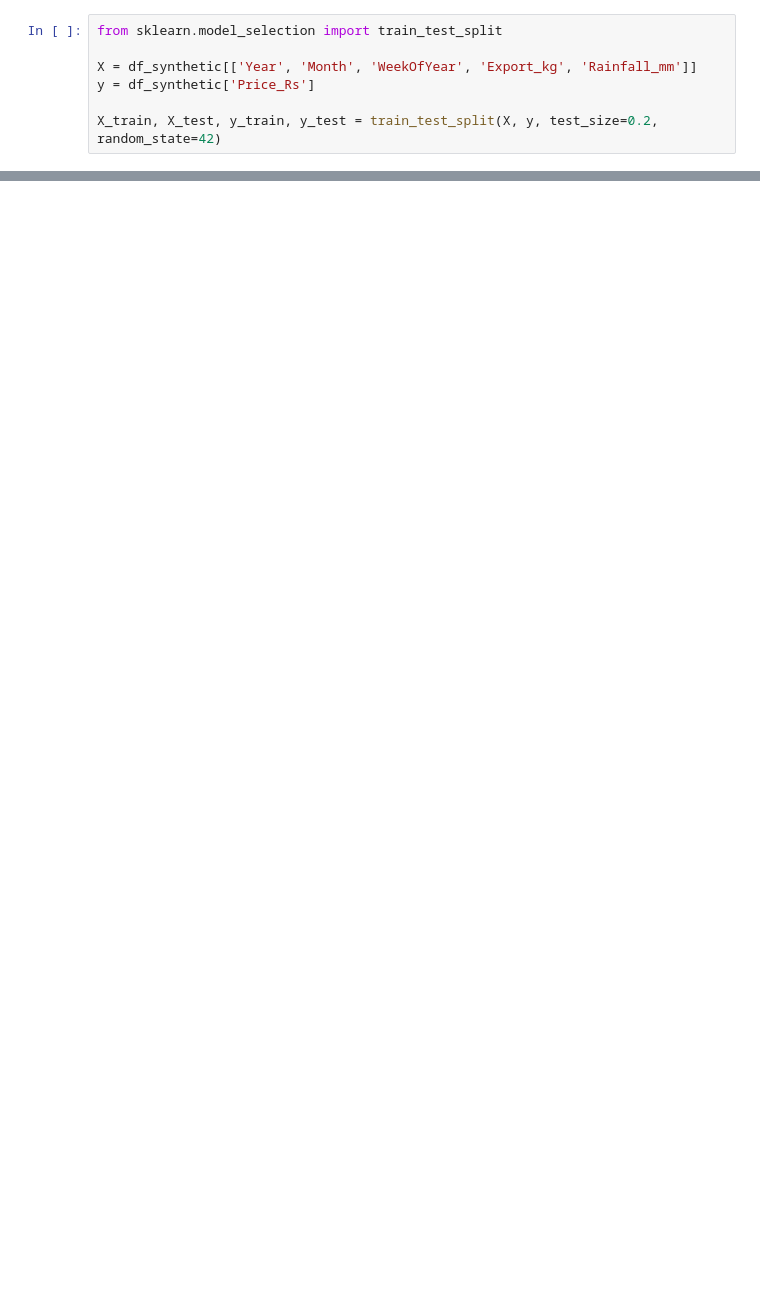
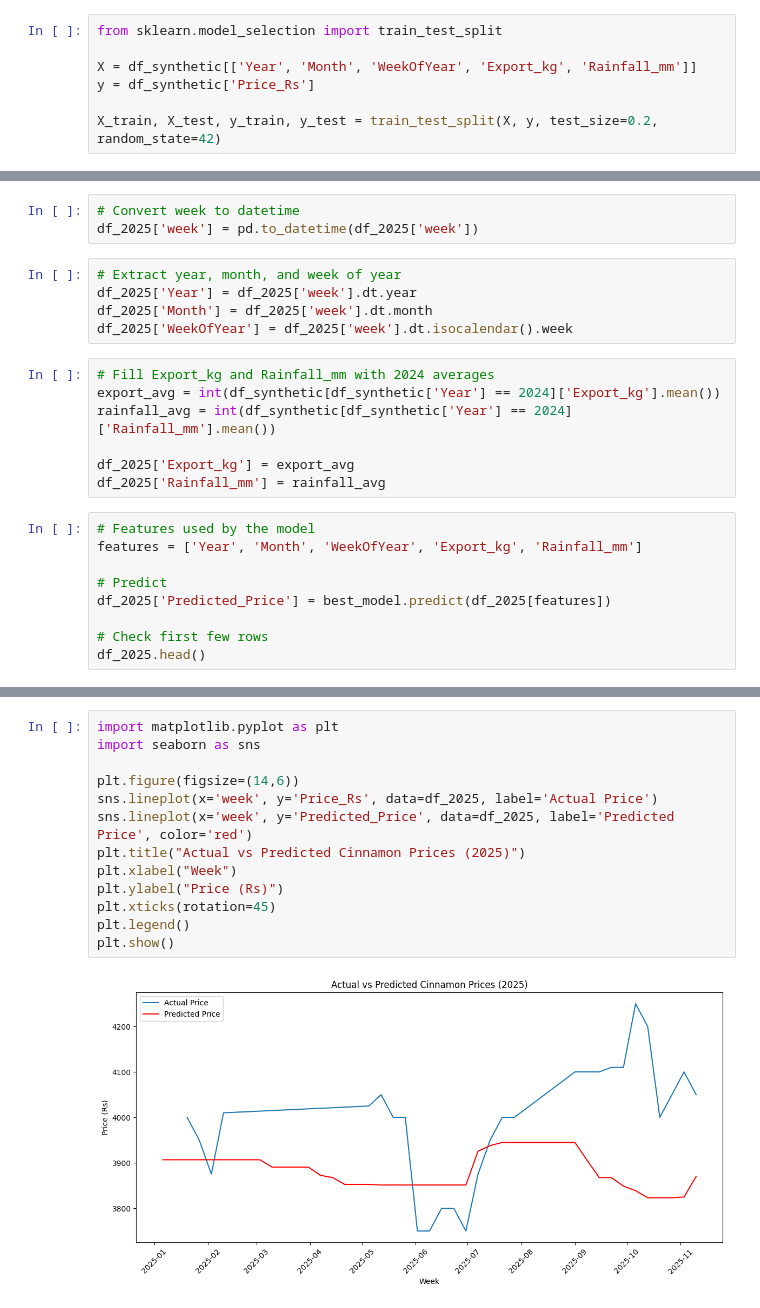
Before and after one commit to sasika2001/Sri-Lankan-Cinnamon-Price-Forecasting, a Jupyter notebook: Untitled17.ipynb, the cells around one changed output, grey strips where cells are left out. Cells and saved outputs as stored; diff of their text form; blank space fills up the shorter version.

```diff
--- a/Untitled17.ipynb
+++ b/Untitled17.ipynb
@@ -386,0 +230,24 @@ print(future_df_next.head())
+# %%
+# Convert week to datetime
+df_2025['week'] = pd.to_datetime(df_2025['week'])
+# %%
+# Extract year, month, and week of year
+df_2025['Year'] = df_2025['week'].dt.year
+df_2025['Month'] = df_2025['week'].dt.month
+df_2025['WeekOfYear'] = df_2025['week'].dt.isocalendar().week
+# %%
+# Fill Export_kg and Rainfall_mm with 2024 averages
+export_avg = int(df_synthetic[df_synthetic['Year'] == 2024]['Export_kg'].mean())
+rainfall_avg = int(df_synthetic[df_synthetic['Year'] == 2024]['Rainfall_mm'].mean())
+
+df_2025['Export_kg'] = export_avg
+df_2025['Rainfall_mm'] = rainfall_avg
+# %%
+# Features used by the model
+features = ['Year', 'Month', 'WeekOfYear', 'Export_kg', 'Rainfall_mm']
+
+# Predict
+df_2025['Predicted_Price'] = best_model.predict(df_2025[features])
+
+# Check first few rows
+df_2025.head()
@@ -386,0 +262,15 @@ print(future_df_next.head())
+# %%
+import matplotlib.pyplot as plt
+import seaborn as sns
+
+plt.figure(figsize=(14,6))
+sns.lineplot(x='week', y='Price_Rs', data=df_2025, label='Actual Price')
+sns.lineplot(x='week', y='Predicted_Price', data=df_2025, label='Predicted Price', color='red')
+plt.title("Actual vs Predicted Cinnamon Prices (2025)")
+plt.xlabel("Week")
+plt.ylabel("Price (Rs)")
+plt.xticks(rotation=45)
+plt.legend()
+plt.show()
+# %% [output]
+[figure, added]
```
Also changed, not shown: parts of 40 cells of this notebook.
